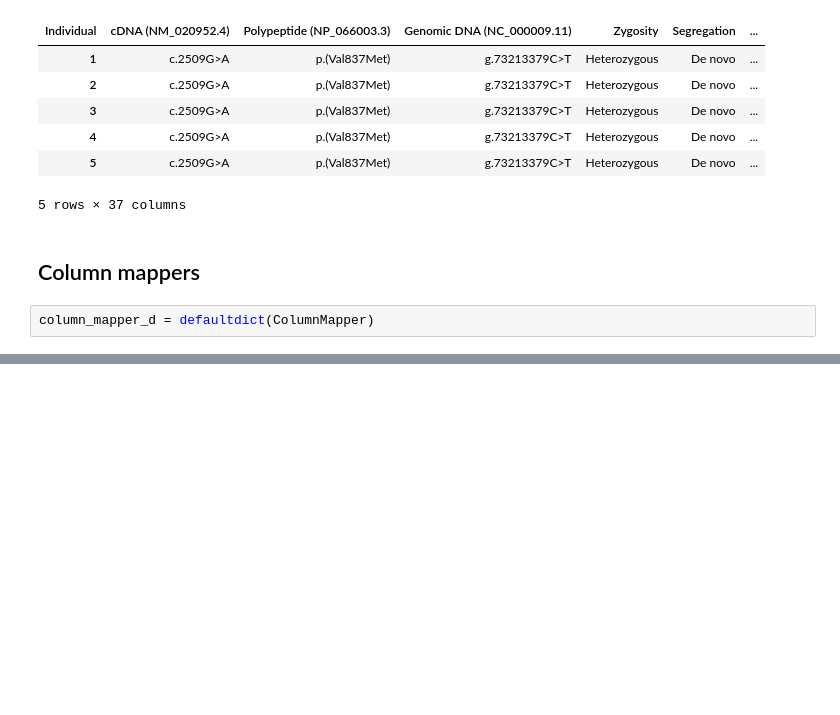
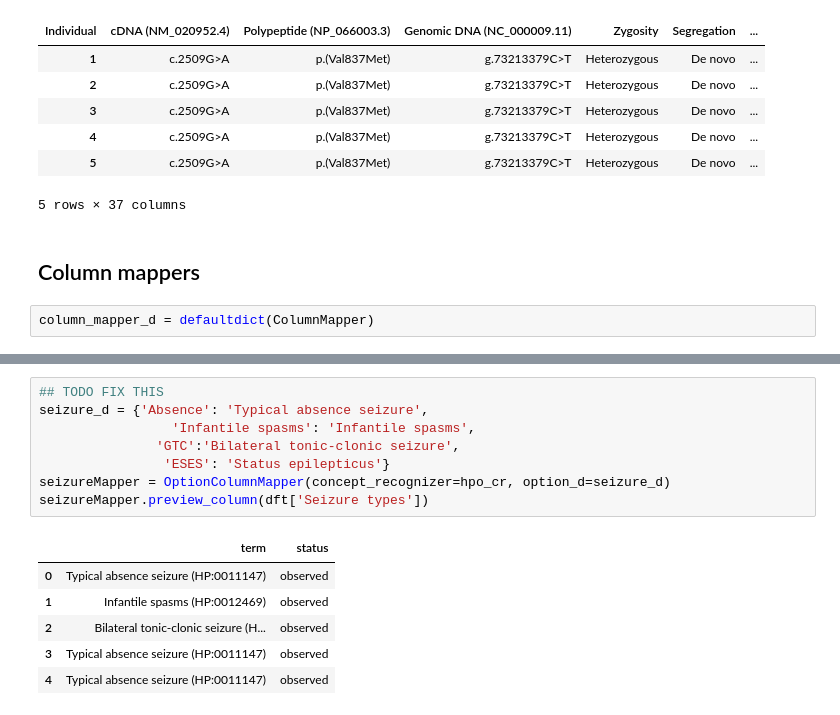
Before and after one commit to monarch-initiative/pyphetools, a Jupyter notebook: notebooks/PMID_31278393.ipynb, the cells around one changed output, grey strips where cells are left out. Drawn from its saved outputs; the diff is of its cells as text; blank space fills up the shorter version.

```diff
--- a/notebooks/PMID_31278393.ipynb
+++ b/notebooks/PMID_31278393.ipynb
@@ -85,0 +135,15 @@ Name: Developmental delay/intellectual disability, dtype: object
+# %%
+## TODO FIX THIS
+seizure_d = {'Absence': 'Typical absence seizure',
+                 'Infantile spasms': 'Infantile spasms',
+               'GTC':'Bilateral tonic-clonic seizure',
+                'ESES': 'Status epilepticus'}
+seizureMapper = OptionColumnMapper(concept_recognizer=hpo_cr, option_d=seizure_d)
+seizureMapper.preview_column(dft['Seizure types'])
+# %% [output]
+|  | term | status |
+| 0 | Typical absence seizure (HP:0011147) | observed |
+| 1 | Infantile spasms (HP:0012469) | observed |
+| 2 | Bilateral tonic-clonic seizure (H... | observed |
+| 3 | Typical absence seizure (HP:0011147) | observed |
+| 4 | Typical absence seizure (HP:0011147) | observed |
```
Also changed, not shown: parts of 7 cells of this notebook, 1 other file.
